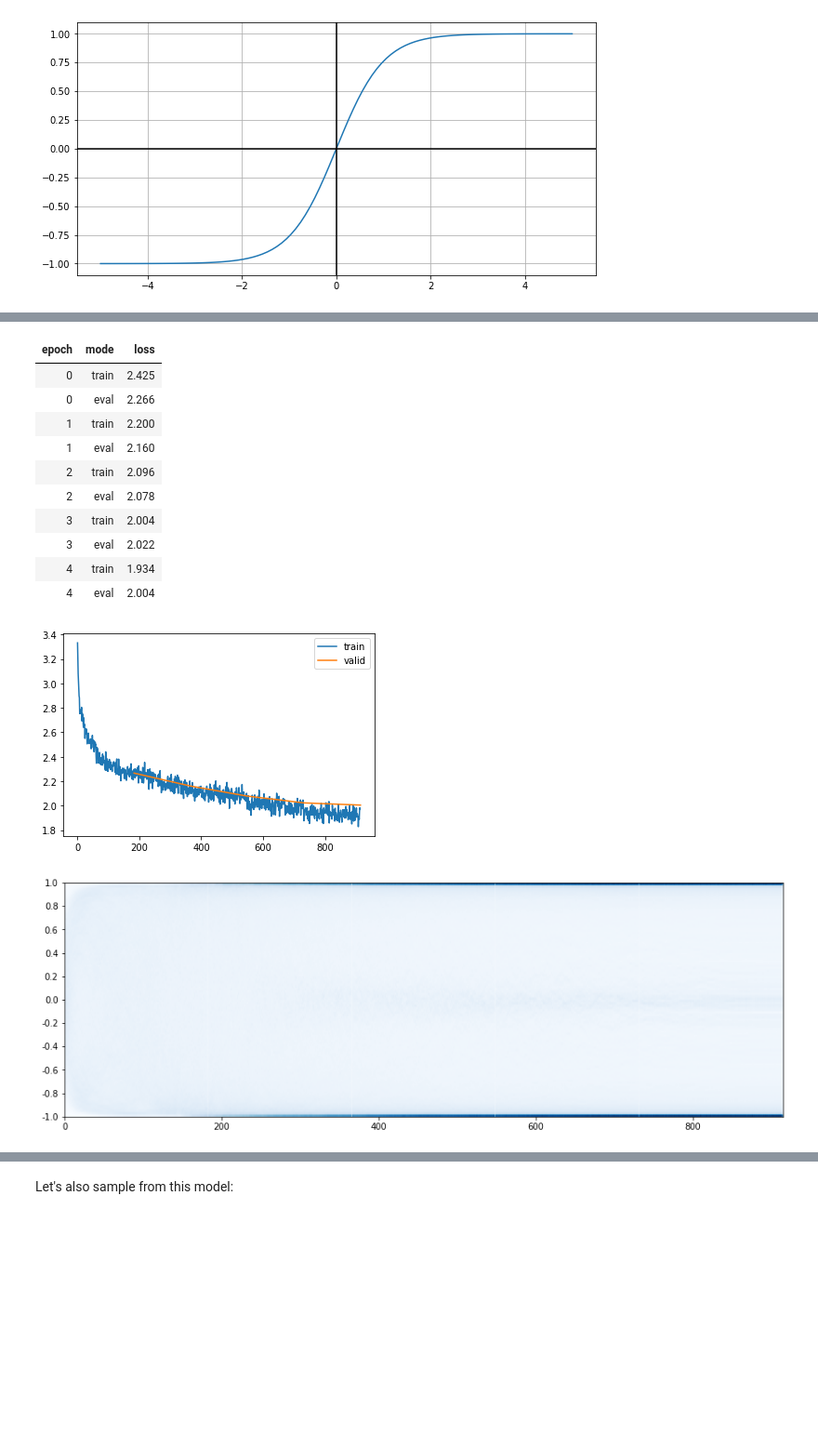
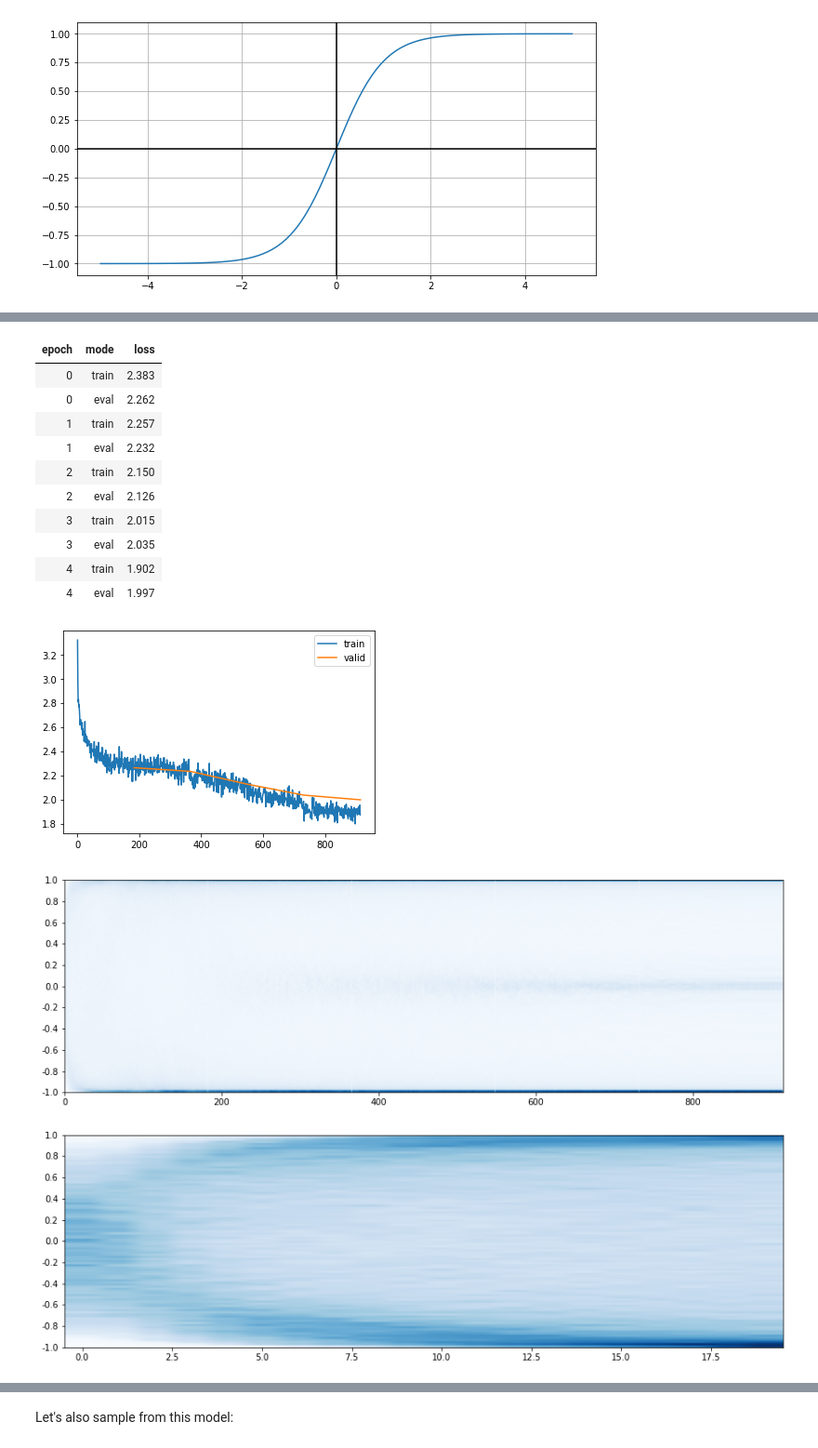
Before and after one commit to lucasvw/lucasvw.github.io, a Jupyter notebook: posts/14_mlp/index.ipynb, the cells around one changed output, grey strips where cells are left out. Shown at 93% size. Drawn from its saved outputs; the diff is of its cells as text; code cells hidden in the pictures; blank space fills up the shorter version.

```diff
--- a/posts/14_mlp/index.ipynb
+++ b/posts/14_mlp/index.ipynb
@@ -387,7 +383,7 @@ class TanhActivationS(ActivationStatsS):
 # %%
 # Train parameters
 epochs = 5
-lr     = 1e-2
+lr     = 3e-2
 bs     = 1000
 
 # Hyperparameters
@@ -404,23 +400,25 @@ l = Learner(mlp, dls, F.cross_entropy, torch.optim.Adam, None, subs=subs + [Sche
 l.fit(epochs, lr=lr)
 # %% [output]
 | epoch | mode | loss |
-| 0 | train | 2.425 |
-| 0 | eval | 2.266 |
-| 1 | train | 2.200 |
-| 1 | eval | 2.160 |
-| 2 | train | 2.096 |
-| 2 | eval | 2.078 |
-| 3 | train | 2.004 |
-| 3 | eval | 2.022 |
-| 4 | train | 1.934 |
-| 4 | eval | 2.004 |
+| 0 | train | 2.383 |
+| 0 | eval | 2.262 |
+| 1 | train | 2.257 |
+| 1 | eval | 2.232 |
+| 2 | train | 2.150 |
+| 2 | eval | 2.126 |
+| 3 | train | 2.015 |
+| 3 | eval | 2.035 |
+| 4 | train | 1.902 |
+| 4 | eval | 1.997 |
-[figure, old version]
+[figure, new version]
 # %%
-fig, ax = plt.subplots(1,1, figsize=(15,5))
+fig, ax = plt.subplots(2,1, figsize=(15,10))
 
-d = torch.stack(tanhS.hooks[0].stats[0]).T
-ax.imshow(d, cmap='Blues', origin='lower', aspect='auto')
-ax.set_yticks(np.arange(-0.5, 100.5, 10), [round(i, 1) for i in np.linspace(-1, 1, 11)]);
+hist = torch.stack(tanhS.hooks[0].stats[0]).T
+ax[0].imshow(hist, cmap='Blues', origin='lower', aspect='auto')
+ax[0].set_yticks(np.arange(-0.5, 100.5, 10), [round(i, 1) for i in np.linspace(-1, 1, 11)]);
+ax[1].imshow(hist[:,:20], cmap='Blues', origin='lower', aspect='auto')
+ax[1].set_yticks(np.arange(-0.5, 100.5, 10), [round(i, 1) for i in np.linspace(-1, 1, 11)]);
 # %% [output]
-[figure, old version]
+[figure, new version]
 # %% [markdown]
```
Also changed, not shown: parts of 18 cells of this notebook.
